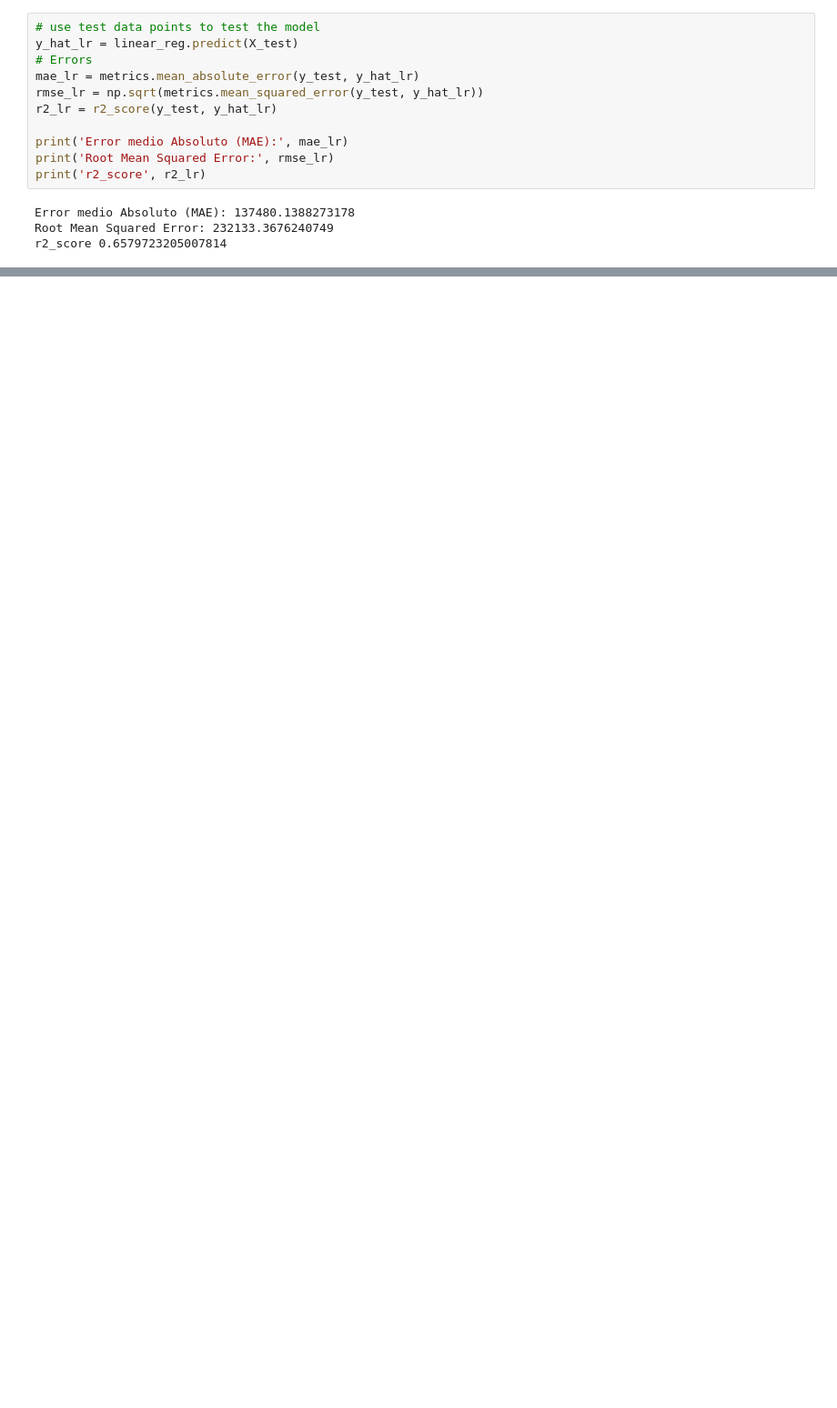
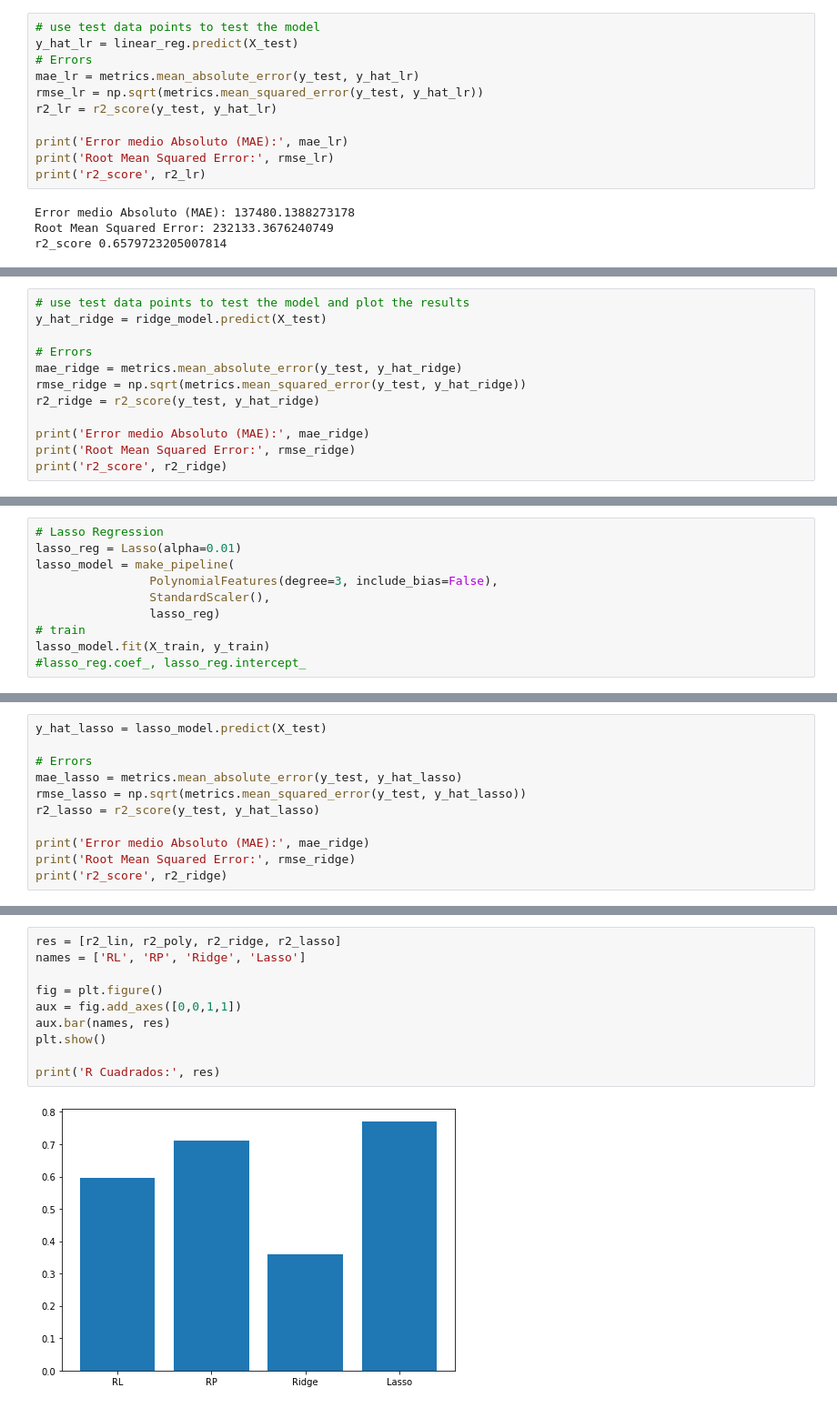
Before and after one commit to farinteractions/raspi-interactions, a Jupyter notebook: Actividad_Semanal_7/TecMty_Regresion_lineal_polinomial.ipynb, the cells around one changed output, grey strips where cells are left out. Shown at 91% size. Cells and saved outputs as stored; diff of their text form; blank space fills up the shorter version.

```diff
--- a/Actividad_Semanal_7/TecMty_Regresion_lineal_polinomial.ipynb
+++ b/Actividad_Semanal_7/TecMty_Regresion_lineal_polinomial.ipynb
@@ -728,0 +812,12 @@ X_poly = poly_features.fit_transform(X_train)
+# %%
+# use test data points to test the model and plot the results
+y_hat_ridge = ridge_model.predict(X_test)
+
+# Errors
+mae_ridge = metrics.mean_absolute_error(y_test, y_hat_ridge)
+rmse_ridge = np.sqrt(metrics.mean_squared_error(y_test, y_hat_ridge))
+r2_ridge = r2_score(y_test, y_hat_ridge)
+
+print('Error medio Absoluto (MAE):', mae_ridge)
+print('Root Mean Squared Error:', rmse_ridge)
+print('r2_score', r2_ridge)
@@ -728,0 +828,10 @@ X_poly = poly_features.fit_transform(X_train)
+# %%
+# Lasso Regression
+lasso_reg = Lasso(alpha=0.01)
+lasso_model = make_pipeline(
+                PolynomialFeatures(degree=3, include_bias=False),
+                StandardScaler(),
+                lasso_reg)
+# train
+lasso_model.fit(X_train, y_train)
+#lasso_reg.coef_, lasso_reg.intercept_
@@ -728,0 +843,11 @@ X_poly = poly_features.fit_transform(X_train)
+# %%
+y_hat_lasso = lasso_model.predict(X_test)
+
+# Errors
+mae_lasso = metrics.mean_absolute_error(y_test, y_hat_lasso)
+rmse_lasso = np.sqrt(metrics.mean_squared_error(y_test, y_hat_lasso))
+r2_lasso = r2_score(y_test, y_hat_lasso)
+
+print('Error medio Absoluto (MAE):', mae_ridge)
+print('Root Mean Squared Error:', rmse_ridge)
+print('r2_score', r2_ridge)
@@ -728,0 +858,12 @@ X_poly = poly_features.fit_transform(X_train)
+# %%
+res = [r2_lin, r2_poly, r2_ridge, r2_lasso]
+names = ['RL', 'RP', 'Ridge', 'Lasso']
+
+fig = plt.figure()
+aux = fig.add_axes([0,0,1,1])
+aux.bar(names, res)
+plt.show()
+
+print('R Cuadrados:', res)
+# %% [output]
+[figure, added]
```
Also changed, not shown: parts of 27 cells of this notebook.
